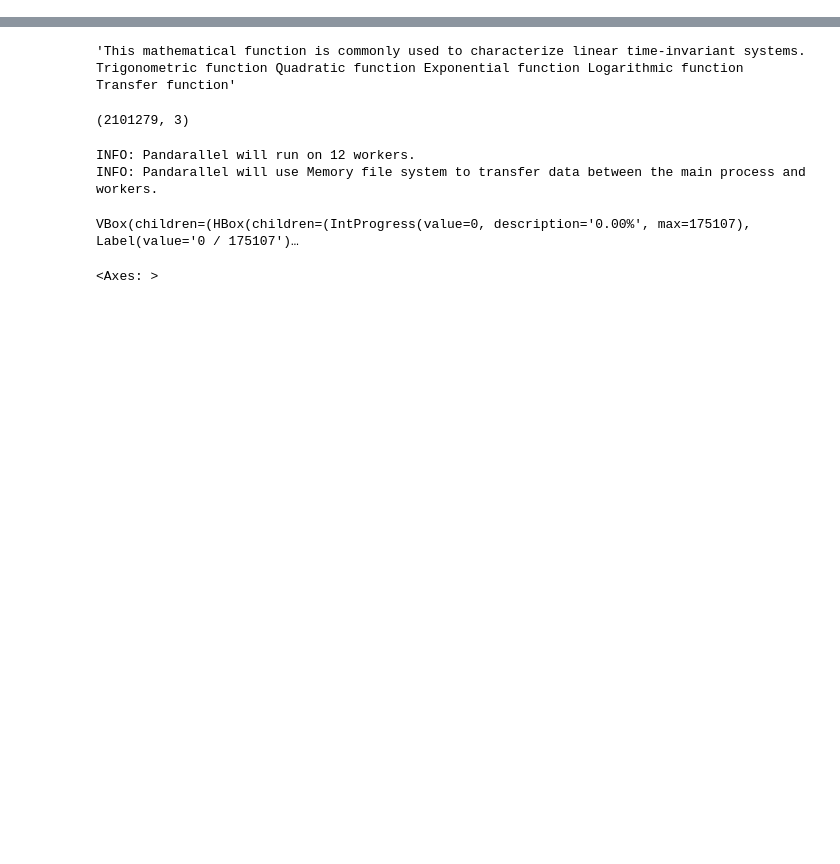
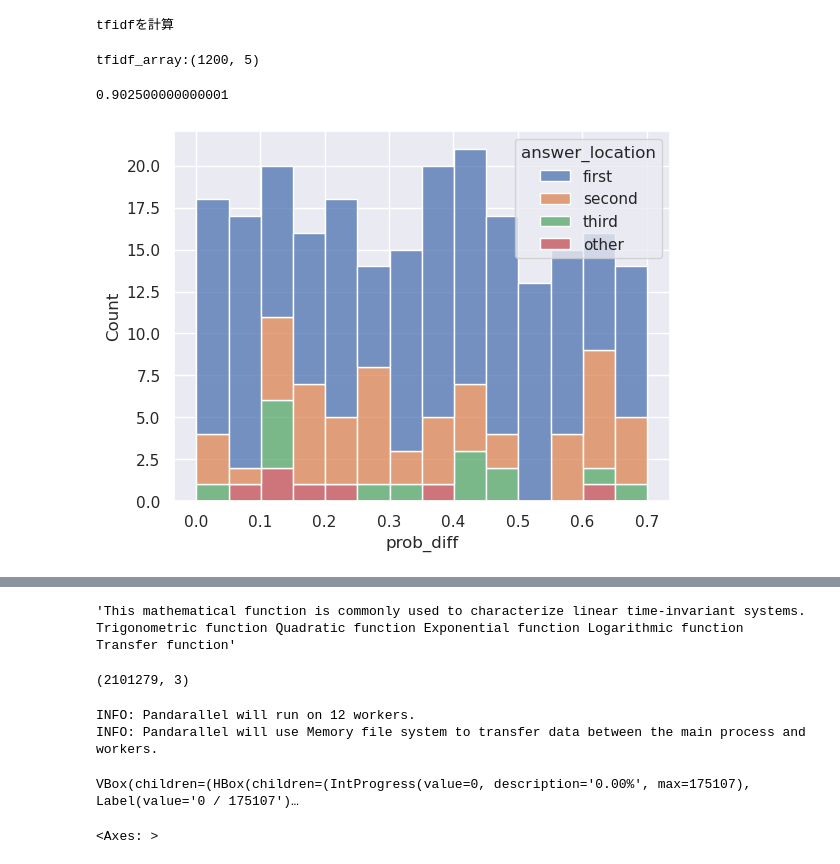
Before and after one commit to unonao/kaggle-llm-science, a Jupyter notebook: notebook/Untitled.ipynb, the cells around one changed output, grey strips where cells are left out. Cells and saved outputs as stored; diff of their text form; code cells hidden in the pictures; blank space fills up the shorter version.

```diff
--- a/notebook/Untitled.ipynb
+++ b/notebook/Untitled.ipynb
@@ -9,0 +302,48 @@ from sentence_transformers import SentenceTransformer
+# %%
+"""
+後処理に使えそうな特徴量を追加
+"""
+
+
+from sklearn.feature_extraction.text import TfidfVectorizer
+from sklearn.metrics.pairwise import cosine_similarity
+from tqdm.auto import tqdm
+
+
+def get_tfidf(row: dict[str, str]) -> np.ndarray:
+    """
+    tfidfを計算する
+    """
+    # tfidfの計算
+    tfidf = TfidfVectorizer()
+    base_cols = ["A", "B", "C", "D", "E"]
+    fit_cols = base_cols + ["context", "prompt"]
+    tfidf_vec = tfidf.fit([row[col] for col in fit_cols])
+    # base_cols と context の 類似度を計算
+    base_vec = tfidf_vec.transform([row[col] for col in base_cols])
+    context_vec = tfidf_vec.transform([row["context"]])
+    sim = cosine_similarity(base_vec, context_vec)
+    return sim
+
+
+print("tfidfを計算")
+tfidf_array = []
+for _, row in tqdm(df.iterrows(), total=len(df)):
+    tfidf_array.append(get_tfidf(row))
+tfidf_array = np.array(tfidf_array).squeeze()
+print(f"tfidf_array:{tfidf_array.shape}")
+# %% [output]
+tfidfを計算
+tfidf_array:(1200, 5)
+# %%
+condition = (0.1 <= df["prob_diff23"]) & (0.0 < df["first_prob"]) & (df["first_prob"] < 0.99) & (df["prob_diff"] < 0.7)
+
+tmp_df = df.loc[condition]
+sns.histplot(data=tmp_df, x="prob_diff", hue="answer_location", multiple="stack", binwidth=0.05)
+
+new_prob = max_prob.copy()
+new_prob[condition] = new_prob[condition] * tfidf_array[condition]
+map_k(df["answer"].to_numpy(), predictions_to_map_output(new_prob))
+# %% [output]
+0.902500000000001
+[figure, added]
```
Also changed, not shown: parts of 15 cells of this notebook, 44 other files.
